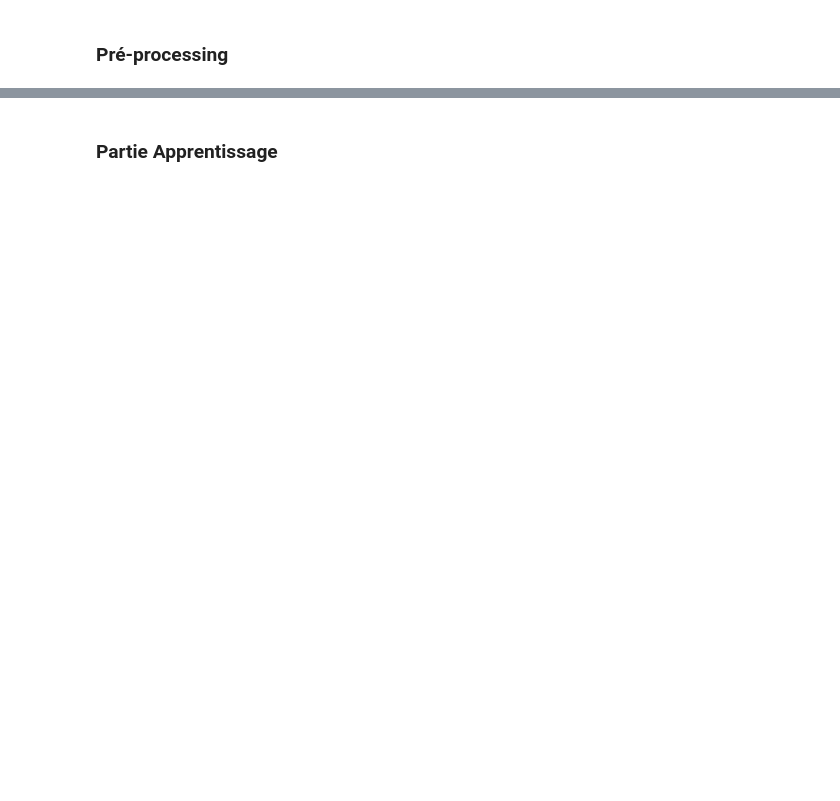
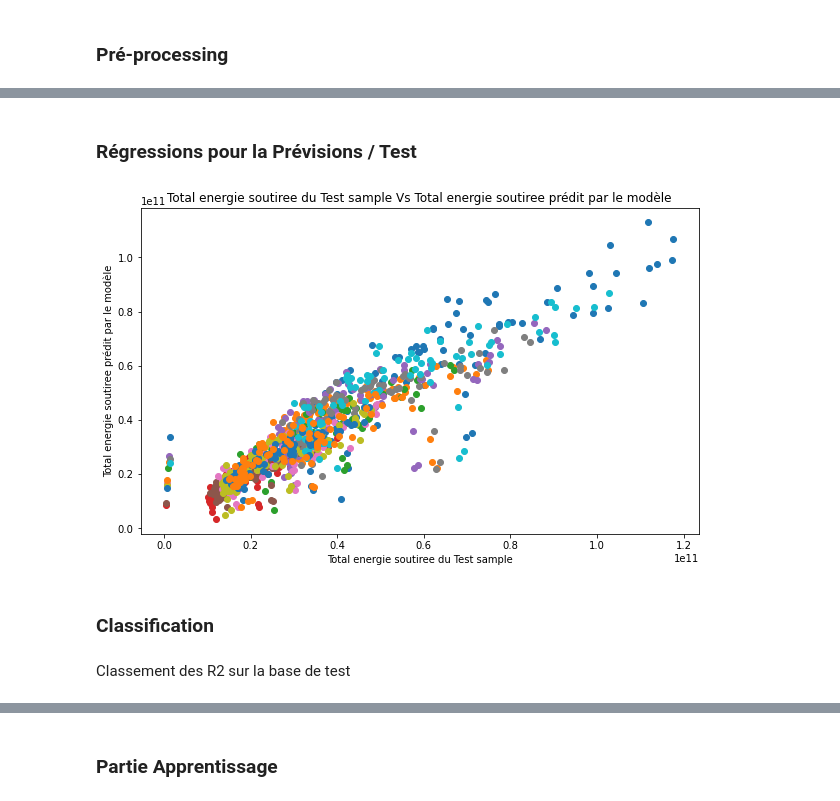
Before and after one commit to cominho/Stat-App, a Jupyter notebook: Regression_linéaire.ipynb, the cells around one changed output, grey strips where cells are left out. Drawn from its saved outputs; the diff is of its cells as text; code cells hidden in the pictures; blank space fills up the shorter version.

```diff
--- a/Regression_linéaire.ipynb
+++ b/Regression_linéaire.ipynb
@@ -64,0 +192,35 @@ X_train, X_test, Y_train, Y_test = train_test_split(X, Y, test_size = 0.2, rando
+# %% [markdown]
+### Régressions pour la Prévisions / Test
+# %%
+## Création de la fonction de prévision par régression ( utilisation de sklearn meilleur pour la prévision)
+def reg_sk(X_train,X_test,Y_train,Y_test):
+    lm = LinearRegression()
+    lm.fit(X_train, Y_train)
+    ## On calcule le R2 de notre prédiction
+    predictions = lm.predict(X_test)
+    R2 = metrics.r2_score(Y_test, predictions)
+    plt.scatter(Y_test, predictions)
+    plt.xlabel('Total energie soutiree du Test sample')
+    plt.ylabel('Total energie soutiree prédit par le modèle')
+    plt.rcParams["figure.figsize"] = (10,6)
+    plt.title("Total energie soutiree du Test sample Vs Total energie soutiree prédit par le modèle")
+    return R2
+# %%
+R2_prev_reg_IDF = reg_sk(X_train_IDF,X_test_IDF,Y_train_IDF,Y_test_IDF)
+R2_prev_reg_PACA = reg_sk(X_train_PACA,X_test_PACA,Y_train_PACA,Y_test_PACA)
+R2_prev_reg_HDF = reg_sk(X_train_HDF,X_test_HDF,Y_train_HDF,Y_test_HDF)
+R2_prev_reg_CVL = reg_sk(X_train_CVL,X_test_CVL,Y_train_CVL,Y_test_CVL)
+R2_prev_reg_NA = reg_sk(X_train_NA,X_test_NA,Y_train_NA,Y_test_NA)
+R2_prev_reg_BFC = reg_sk(X_train_BFC,X_test_BFC,Y_train_BFC,Y_test_BFC)
+R2_prev_reg_Bretagne = reg_sk(X_train_Bretagne,X_test_Bretagne,Y_train_Bretagne,Y_test_Bretagne)
+R2_prev_reg_Occitanie = reg_sk(X_train_Occitanie,X_test_Occitanie,Y_train_Occitanie,Y_test_Occitanie)
+R2_prev_reg_Normandie = reg_sk(X_train_Normandie,X_test_Normandie,Y_train_Normandie,Y_test_Normandie)
+R2_prev_reg_ARA = reg_sk(X_train_ARA,X_test_ARA,Y_train_ARA,Y_test_ARA)
+R2_prev_reg_GE = reg_sk(X_train_GE,X_test_GE,Y_train_GE,Y_test_GE)
+R2_prev_reg_PDL = reg_sk(X_train_PDL,X_test_PDL,Y_train_PDL,Y_test_PDL)
+# %% [output]
+[figure, added]
+# %% [markdown]
+### Classification
+# %% [markdown]
+Classement des R2 sur la base de test
```
Also changed, not shown: parts of 74 cells of this notebook.
